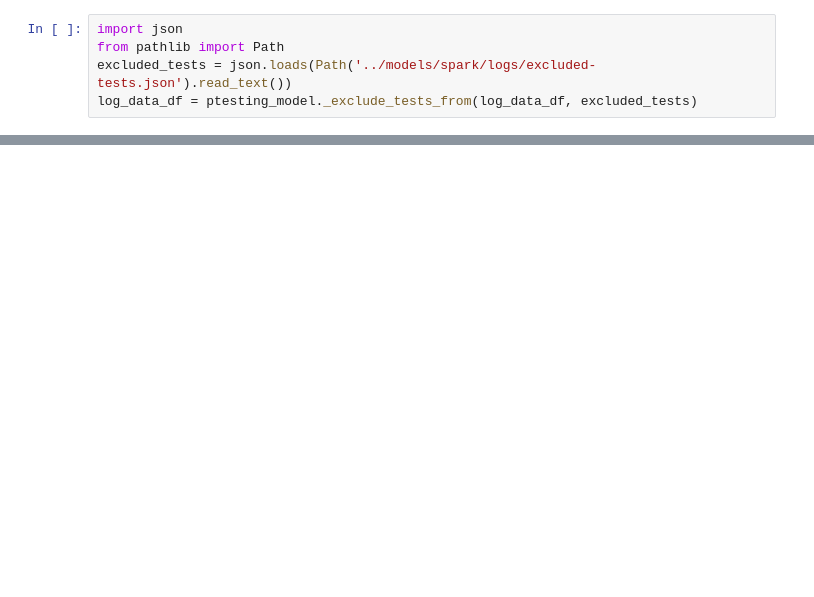
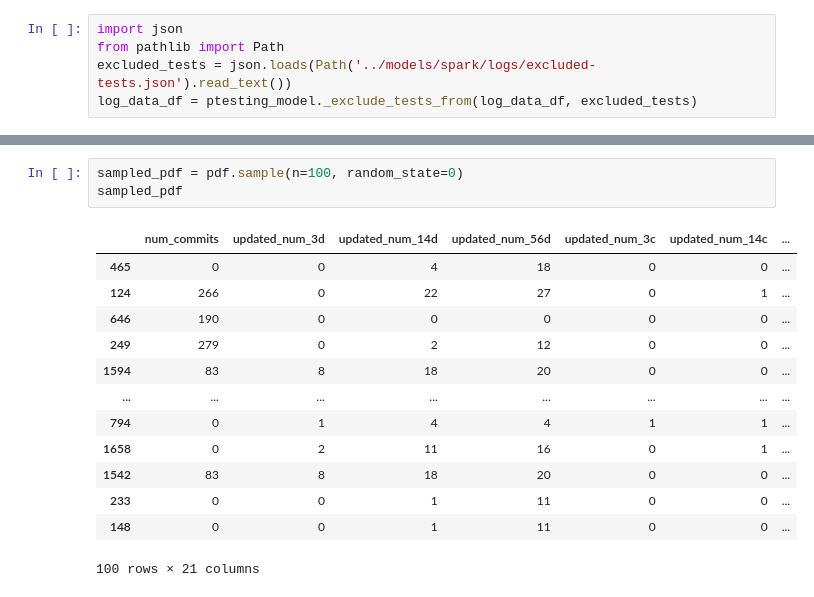
Before and after one commit to vipin-bs/predictive-testing, a Jupyter notebook: resources/ptesting_spark_model.ipynb, the cells around one changed output, grey strips where cells are left out. Drawn from its saved outputs; the diff is of its cells as text; blank space fills up the shorter version.

```diff
--- a/resources/ptesting_spark_model.ipynb
+++ b/resources/ptesting_spark_model.ipynb
@@ -141,0 +145,17 @@ alt.Chart(pd.DataFrame(pca.transform(_X), columns=['c0', 'c1'])) \
+# %%
+sampled_pdf = pdf.sample(n=100, random_state=0)
+sampled_pdf
+# %% [output]
+|  | num_commits | updated_num_3d | updated_num_14d | updated_num_56d | updated_num_3c | updated_num_14c | ... |
+| 465 | 0 | 0 | 4 | 18 | 0 | 0 | ... |
+| 124 | 266 | 0 | 22 | 27 | 0 | 1 | ... |
+| 646 | 190 | 0 | 0 | 0 | 0 | 0 | ... |
+| 249 | 279 | 0 | 2 | 12 | 0 | 0 | ... |
+| 1594 | 83 | 8 | 18 | 20 | 0 | 0 | ... |
+| ... | ... | ... | ... | ... | ... | ... | ... |
+| 794 | 0 | 1 | 4 | 4 | 1 | 1 | ... |
+| 1658 | 0 | 2 | 11 | 16 | 0 | 1 | ... |
+| 1542 | 83 | 8 | 18 | 20 | 0 | 0 | ... |
+| 233 | 0 | 0 | 1 | 11 | 0 | 0 | ... |
+| 148 | 0 | 0 | 1 | 11 | 0 | 0 | ... |
+100 rows × 21 columns
```
Also changed, not shown: parts of 13 cells of this notebook, 1 other file.
